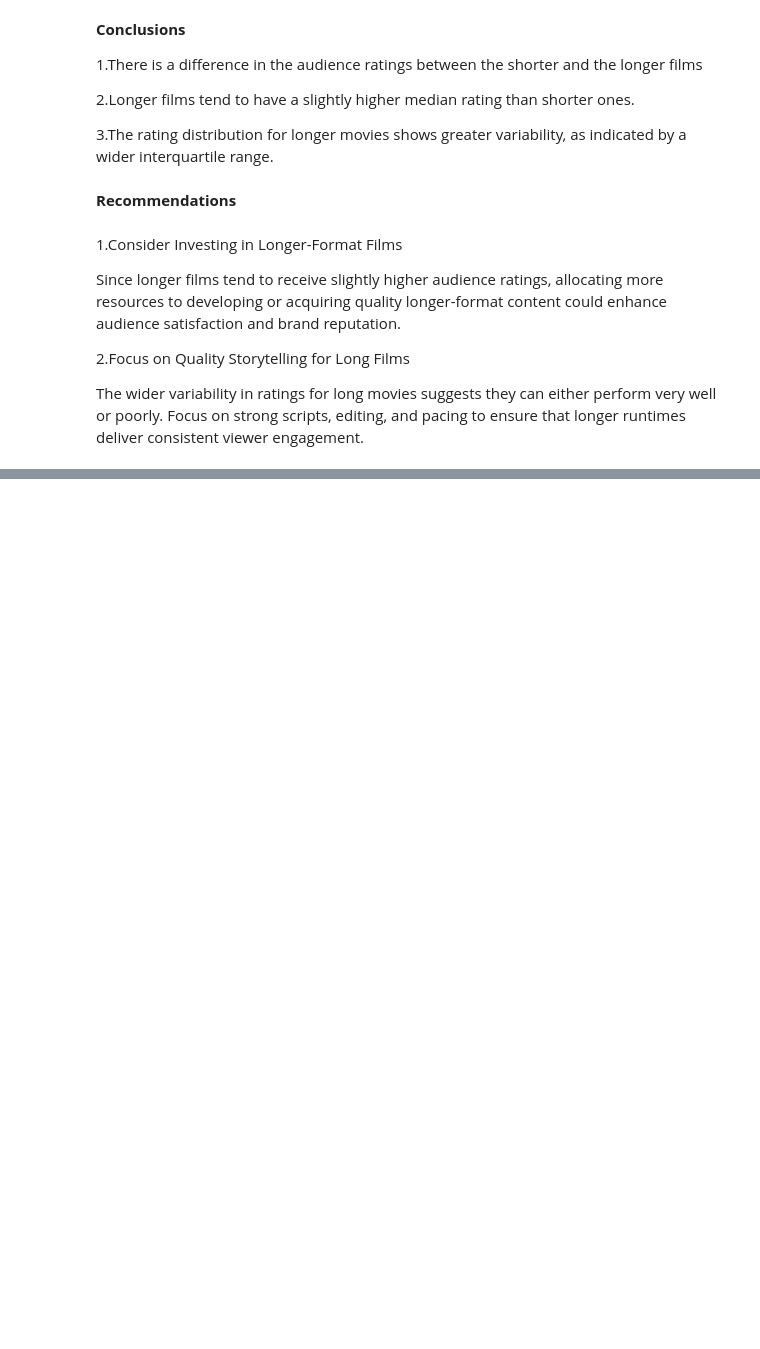
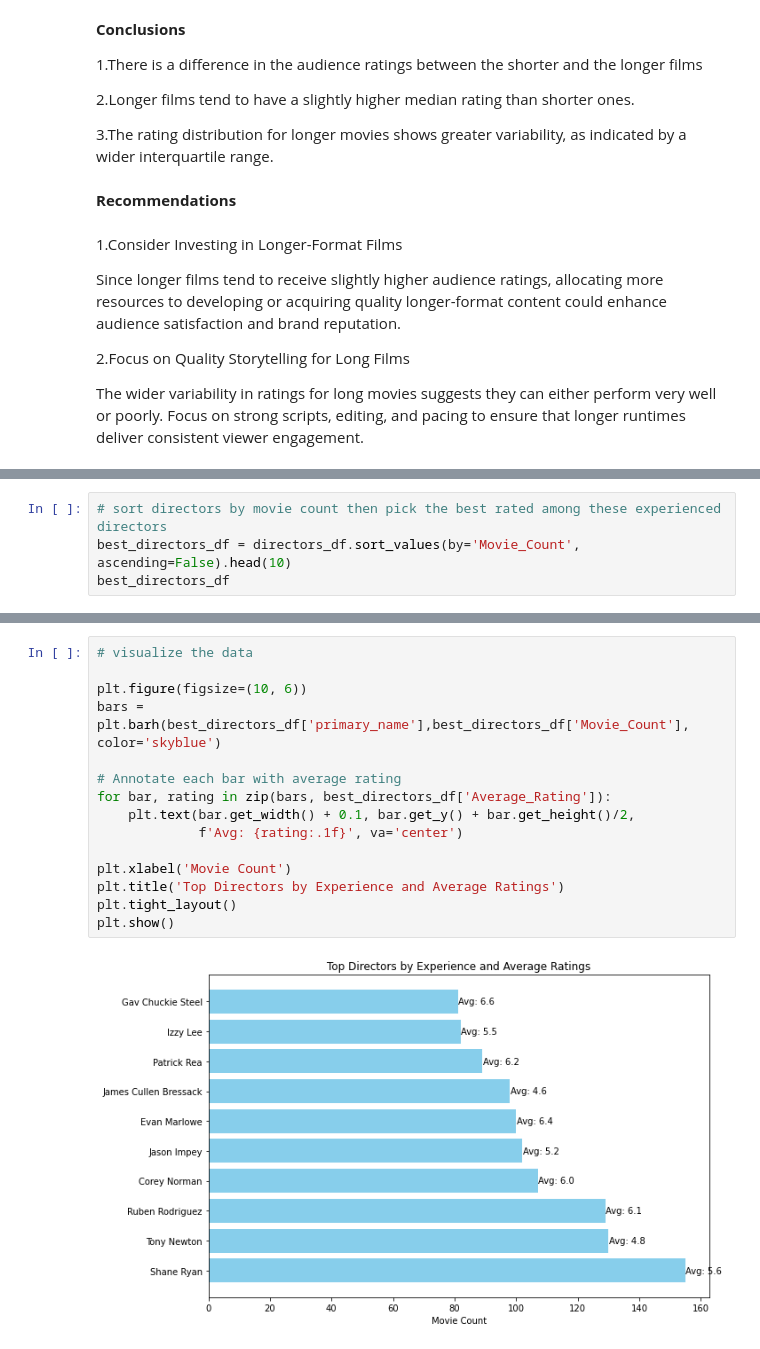
Before and after one commit to Julie97-wb/group6, a Jupyter notebook: main.ipynb, the cells around one changed output, grey strips where cells are left out. Drawn from its saved outputs; the diff is of its cells as text; blank space fills up the shorter version.

```diff
--- a/main.ipynb
+++ b/main.ipynb
@@ -667,0 +770,4 @@ The wider variability in ratings for long movies suggests they can either perfor
+# %%
+# sort directors by movie count then pick the best rated among these experienced directors
+best_directors_df = directors_df.sort_values(by='Movie_Count', ascending=False).head(10)
+best_directors_df
@@ -667,0 +786,17 @@ The wider variability in ratings for long movies suggests they can either perfor
+# %%
+# visualize the data
+
+plt.figure(figsize=(10, 6))
+bars = plt.barh(best_directors_df['primary_name'],best_directors_df['Movie_Count'], color='skyblue')
+
+# Annotate each bar with average rating
+for bar, rating in zip(bars, best_directors_df['Average_Rating']):
+    plt.text(bar.get_width() + 0.1, bar.get_y() + bar.get_height()/2,
+             f'Avg: {rating:.1f}', va='center')
+
+plt.xlabel('Movie Count')
+plt.title('Top Directors by Experience and Average Ratings')
+plt.tight_layout()
+plt.show()
+# %% [output]
+[figure, added]
```
Also changed, not shown: parts of 19 cells of this notebook.
